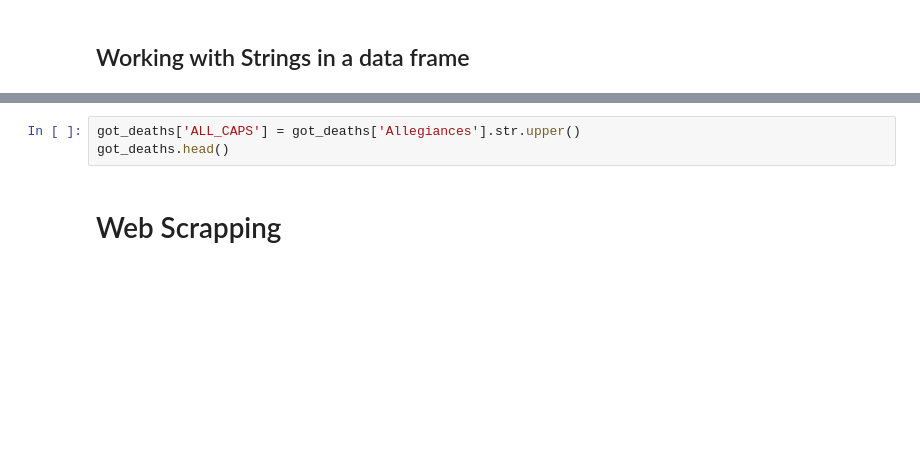
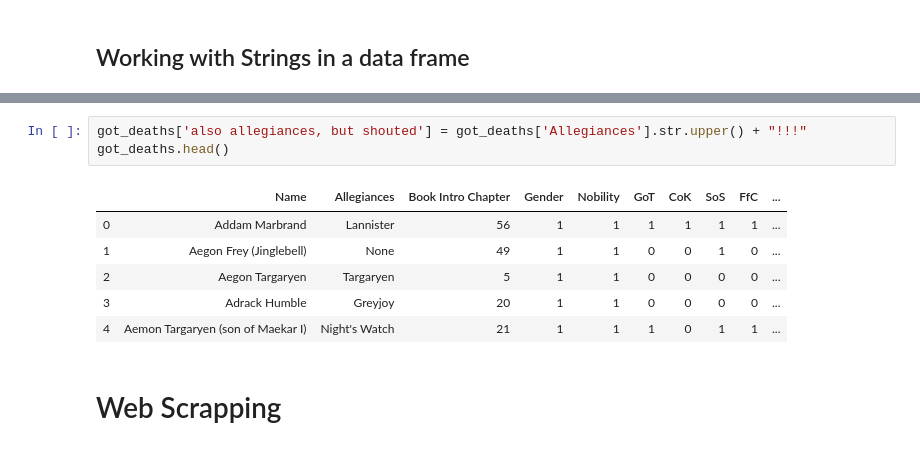
Before and after one commit to jarp/ITAO-30210-SP21, a Jupyter notebook: Class_22_Python_WebScraping.ipynb, the cells around one changed output, grey strips where cells are left out. Saved outputs shown, nothing was run; the diff lists cells and outputs as text; blank space fills up the shorter version.

```diff
--- a/Class_22_Python_WebScraping.ipynb
+++ b/Class_22_Python_WebScraping.ipynb
@@ -19,6 +35,13 @@ got_deaths['ALL_CAPS'] = got_deaths['Allegiances'].upper()
 # %%
-got_deaths['ALL_CAPS'] = got_deaths['Allegiances'].str.upper()
+got_deaths['also allegiances, but shouted'] = got_deaths['Allegiances'].str.upper() + "!!!"
 got_deaths.head()
+# %% [output]
+|  | Name | Allegiances | Book Intro Chapter | Gender | Nobility | GoT | CoK | SoS | FfC | ... |
+| 0 | Addam Marbrand | Lannister | 56 | 1 | 1 | 1 | 1 | 1 | 1 | ... |
+| 1 | Aegon Frey (Jinglebell) | None | 49 | 1 | 1 | 0 | 0 | 1 | 0 | ... |
+| 2 | Aegon Targaryen | Targaryen | 5 | 1 | 1 | 0 | 0 | 0 | 0 | ... |
+| 3 | Adrack Humble | Greyjoy | 20 | 1 | 1 | 0 | 0 | 0 | 0 | ... |
+| 4 | Aemon Targaryen (son of Maekar I) | Night's Watch | 21 | 1 | 1 | 1 | 0 | 1 | 1 | ... |
 # %% [markdown]
 # Web Scrapping
 # %% [markdown]
```
Also changed, not shown: parts of 4 cells of this notebook, 2 other files.
